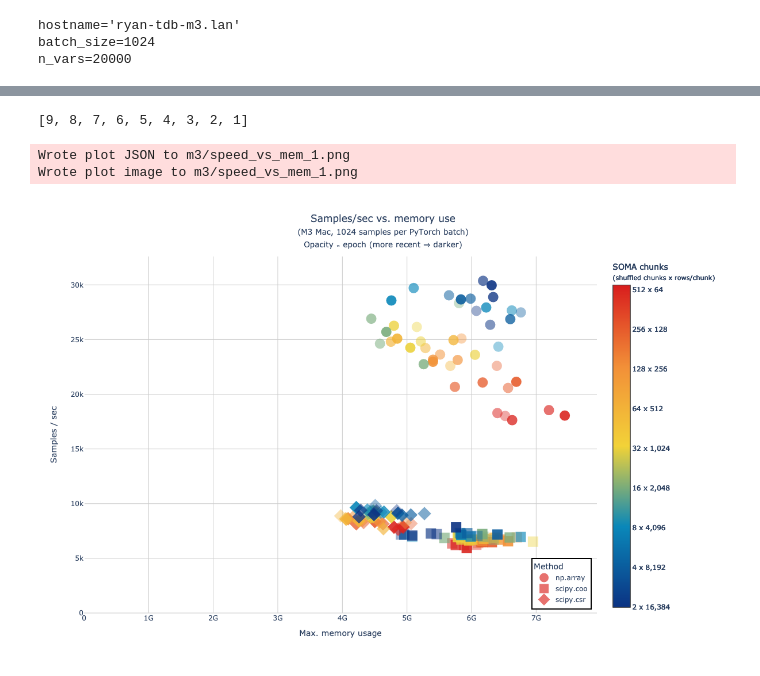
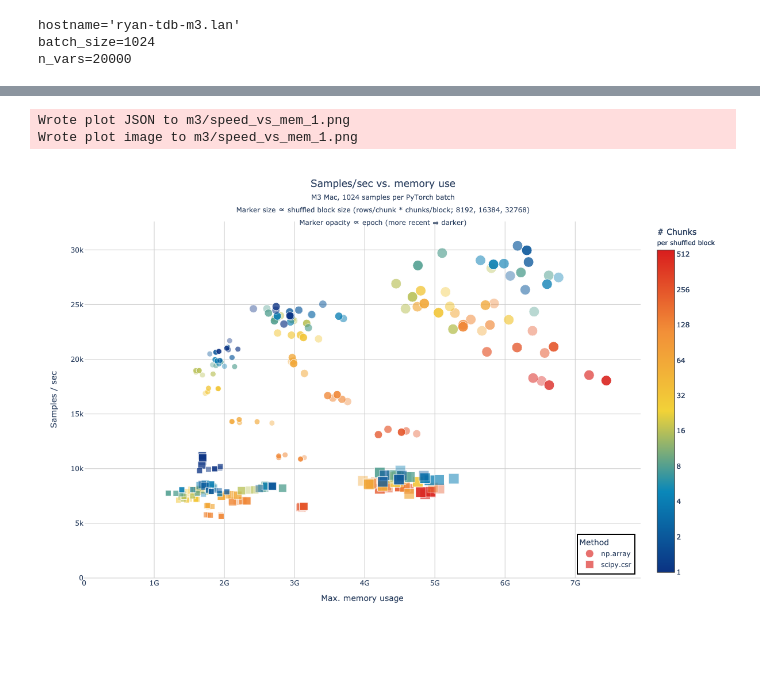
Before and after one commit to TileDB-Inc/arrayloader-benchmarks, a Jupyter notebook: notebooks/data-loader-stats/m3/nb.ipynb, the cells around one changed output, grey strips where cells are left out. Cells and saved outputs as stored; diff of their text form; code cells hidden in the pictures.

Commit message:
chunks vs blocks

```diff
--- a/notebooks/data-loader-stats/m3/nb.ipynb
+++ b/notebooks/data-loader-stats/m3/nb.ipynb
@@ -47,0 +42,2 @@ total_chunk_size
+# %%
+df = df[df.method != 'scipy.coo'].copy()
@@ -55,8 +61,9 @@ min_chunk_log2, max_chunk_log2, chunks_log2
 # %% [output]
 (6, 14, [6, 7, 8, 9, 10, 11, 12, 13, 14])
 # %%
-counts_log2 = df.shuffle_chunk_count.apply(log2).apply(int).unique().tolist()
-counts_log2.sort()
-min_count_log2, max_count_log2 = min(counts_log2), max(counts_log2)
-min_count_log2, max_count_log2, counts_log2
+df['count_lg2'] = df.shuffle_chunk_count.apply(log2).apply(int)
+counts_lg2_vals = df.count_lg2.unique().tolist()
+counts_lg2_vals.sort()
+min_count_lg2, max_count_lg2 = min(counts_lg2_vals), max(counts_lg2_vals)
+min_count_lg2, max_count_lg2, counts_lg2_vals
 # %% [output]
@@ -129,7 +137,7 @@ if host is None:
         host = 'Amazon Linux'
 host_str = f"{host}, " if host else ""
 # %%
-host_subtitle = f'({host_str}{batch_size} samples per PyTorch batch)'
+host_subtitle = f'{host_str}{batch_size} samples per PyTorch batch'
 # %%
 def plot(
     fig,
@@ -199,21 +195,17 @@ title = "Samples/sec vs. memory use"
 
 def ticktext(e):
     chunk_count = int(2**e)
-    chunk_size = chunk_count_to_size[chunk_count]
-    return f'{chunk_count:,} x {chunk_size:,}'
+    return f'{chunk_count:,}'
 
-tickvals = list(reversed(counts_log2))
+tickvals = counts_lg2_vals
 colorbar = dict(
-    title=utz.plots.title(['SOMA chunks', '(shuffled chunks x rows/chunk)']),
+    title=utz.plots.title(['# Chunks', 'per shuffled block']),
     tickmode='array',
     tickvals=tickvals,
     ticktext=list(map(ticktext, tickvals)),
 )
-# %%
-tickvals
-# %% [output]
-[9, 8, 7, 6, 5, 4, 3, 2, 1]
 # %%
+min_size, max_size = 10, 18
 fig = go.Figure()
 for idx, method in enumerate(METHODS):
     f = df[df.Method == method]
@@ -223,48 +215,61 @@ for idx, method in enumerate(METHODS):
         y=f[S],
         mode='markers',
         marker=dict(
-            color=f.shuffle_chunk_count.apply(log2),
+            color=f.count_lg2,
             colorscale=px.colors.diverging.Portland,
-            cmin=min_count_log2,
-            cmax=max_count_log2 + .12,
+            cmin=min_count_lg2,
+            cmax=max_count_lg2 + .12,
             colorbar=colorbar,
             showscale=True,
-            opacity=0.4 + 0.5 * f.epoch / max(df.epoch),
-            size=18,
+            opacity=0.4 + 0.5 * f.epoch / df.epoch.max(),
+            size=min_size + (max_size - min_size) * (f.block_size_lg2 - min_block_lg2) / (max_block_lg2 - min_block_lg2),
             symbol=symbols[idx],
         ),
-        customdata=f[['epoch', 'soma_chunk_size']],
+        customdata=f[['epoch', 'soma_chunk_size', 'shuffle_chunk_count', 'block_size',]],
     ))
+
+proportional = '<span style="font-size:2em">∝</span>'
+size_text = f'Marker size {proportional} shuffled block size (rows/chunk * chunks/block; {", ".join([ f"{s}" for s in sorted(df.block_size.unique()) ])})'
+opacity_text = f'Marker opacity {proportional} epoch (more recent ⇒ darker)'
+# fig.add_annotation(
+#     x=.99, y=.2,
+#     xref="paper", yref="paper",
+#     text=size_text,
+#     showarrow=False,
+# )
 
 plot(
     fig,
-    [
+    utz.plots.title([
         title,
         host_subtitle,
-        'Opacity ∝ epoch (more recent ⇒ darker)',
-    ],
+        size_text,
+        opacity_text,
+    ], subtitle_size="0.7em"),
     title_y=.95,
     name="speed_vs_mem_1",
     hovertemplate=[
         "Epoch: %{customdata[0]}",
         "Samples/sec: %{y:,d}",
         "Memory: %{x:.3s}",
         "%s: %%{customdata[1]}" % C,
+        "Chunks per shuffled block: %{customdata[2]}",
+        "Shuffled block size: %{customdata[3]}",
     ],
     xtitle=M,
     xaxis_tickformat='s',
     xaxis_rangemode='tozero',
     ytitle=S,
     legend=dict(
         title_text='Method',
         xanchor='right', x=.99,
         yanchor='bottom', y=.01,
         bordercolor="Black",
         borderwidth=2,
     ),
     zerolines='y',
 )
 # %% [output]
 Wrote plot JSON to m3/speed_vs_mem_1.png
 Wrote plot image to m3/speed_vs_mem_1.png
-[figure, old version]
+[figure, new version]
```
Also changed, not shown: parts of 10 cells of this notebook, 13 other files.
